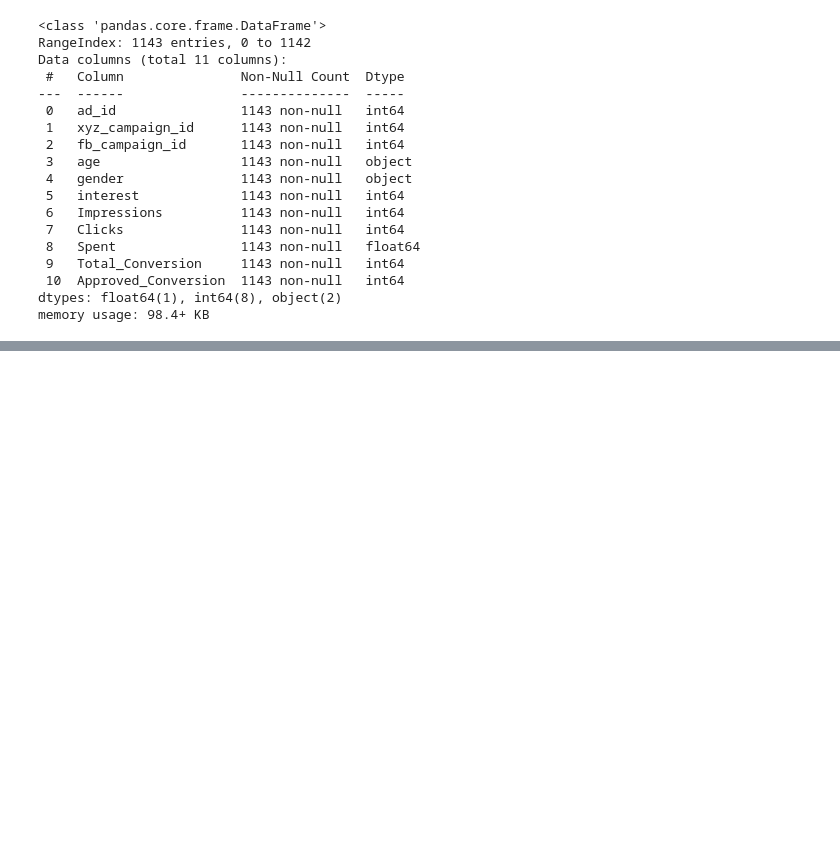
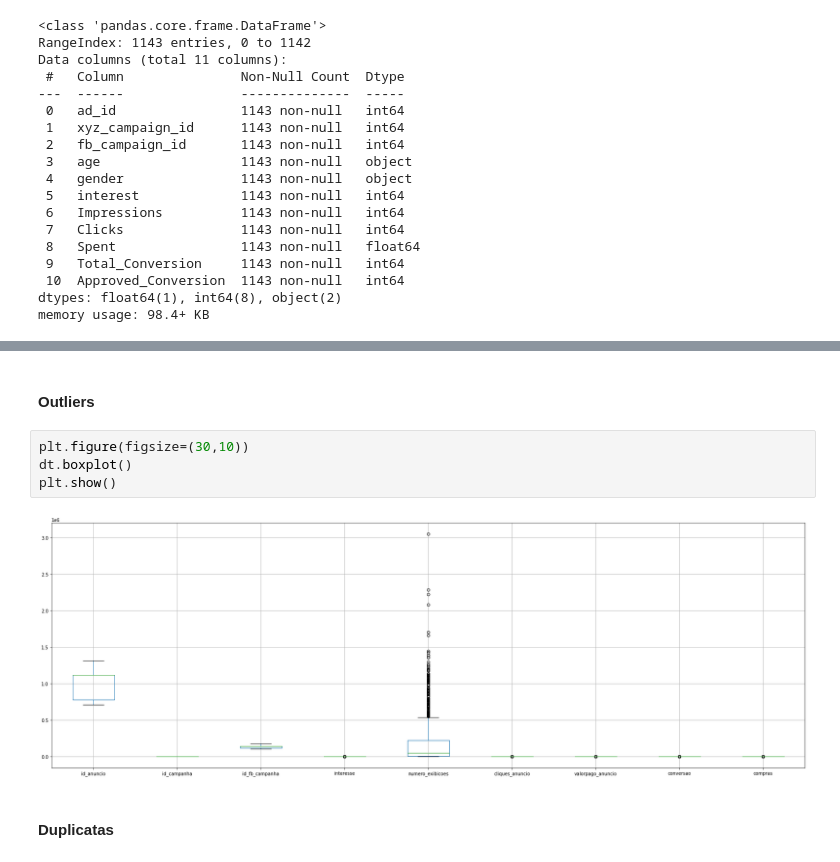
Before and after one commit to eu-larissasouza/InteligenciaArtificial_EBAC, a Jupyter notebook: Inteligência_Artificial_Projeto.ipynb, the cells around one changed output, grey strips where cells are left out. Saved outputs shown, nothing was run; the diff lists cells and outputs as text; blank space fills up the shorter version.

```diff
--- a/Inteligência_Artificial_Projeto.ipynb
+++ b/Inteligência_Artificial_Projeto.ipynb
@@ -134,0 +221,10 @@ memory usage: 98.4+ KB
+# %% [markdown]
+#### Outliers
+# %%
+plt.figure(figsize=(30,10))
+dt.boxplot()
+plt.show()
+# %% [output]
+[figure, added]
+# %% [markdown]
+#### Duplicatas
```
Also changed, not shown: parts of 74 cells of this notebook.
